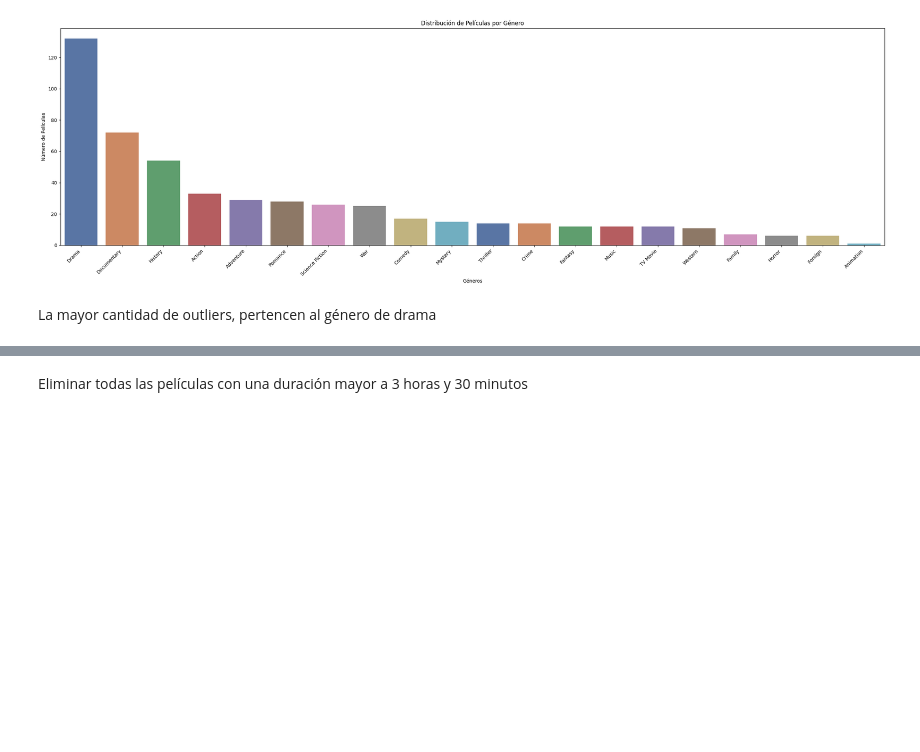
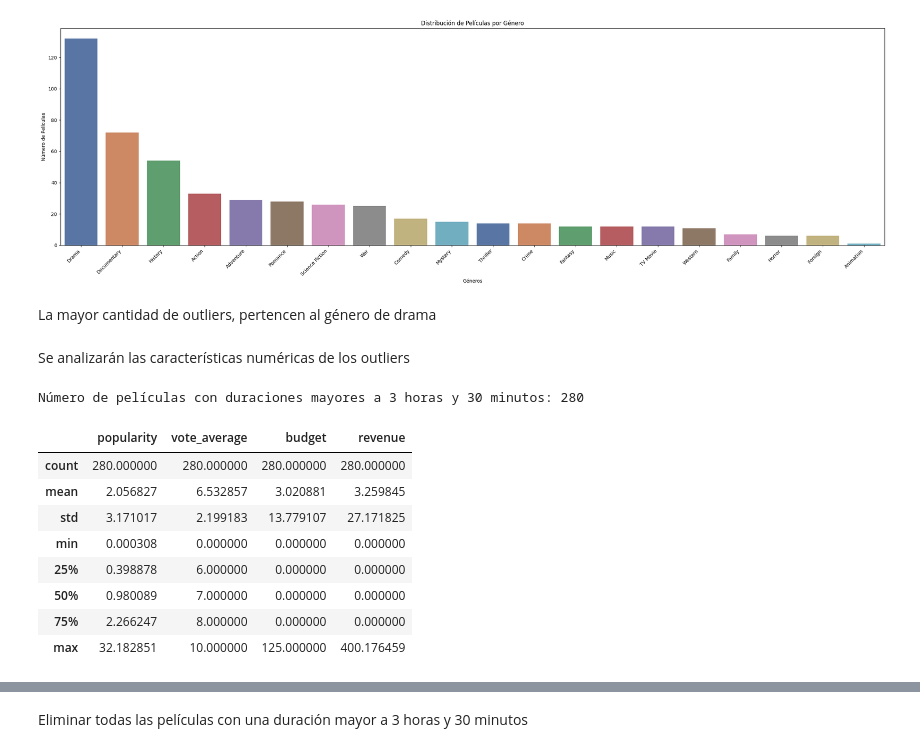
Before and after one commit to alejocampos1/Movies_Recommendation_2024, a Jupyter notebook: Notebooks/eda.ipynb, the cells around one changed output, grey strips where cells are left out. Cells and saved outputs as stored; diff of their text form; code cells hidden in the pictures; blank space fills up the shorter version.

```diff
--- a/Notebooks/eda.ipynb
+++ b/Notebooks/eda.ipynb
@@ -327,3 +327,25 @@ plt.show()
 [figure]
 # %% [markdown]
 La mayor cantidad de outliers, pertencen al género de drama
+# %% [markdown]
+Se analizarán las características numéricas de los outliers
+# %%
+# Ver cuántas películas tienen duraciones mayores a 180 minutos (3 horas)
+outliers = df_movies_filtered[df_movies_filtered['runtime'] > 210]
+
+# Revisar el número de outliers
+print("Número de películas con duraciones mayores a 3 horas y 30 minutos:", outliers.shape[0])
+
+# Revisar otras características importantes de estas películas
+outliers[['title', 'popularity', 'vote_average', 'budget', 'revenue']].describe()
+# %% [output]
+Número de películas con duraciones mayores a 3 horas y 30 minutos: 280
+|  | popularity | vote_average | budget | revenue |
+| count | 280.000000 | 280.000000 | 280.000000 | 280.000000 |
+| mean | 2.056827 | 6.532857 | 3.020881 | 3.259845 |
+| std | 3.171017 | 2.199183 | 13.779107 | 27.171825 |
+| min | 0.000308 | 0.000000 | 0.000000 | 0.000000 |
+| 25% | 0.398878 | 6.000000 | 0.000000 | 0.000000 |
+| 50% | 0.980089 | 7.000000 | 0.000000 | 0.000000 |
+| 75% | 2.266247 | 8.000000 | 0.000000 | 0.000000 |
+| max | 32.182851 | 10.000000 | 125.000000 | 400.176459 |
```
Also changed, not shown: parts of 2 cells of this notebook.
